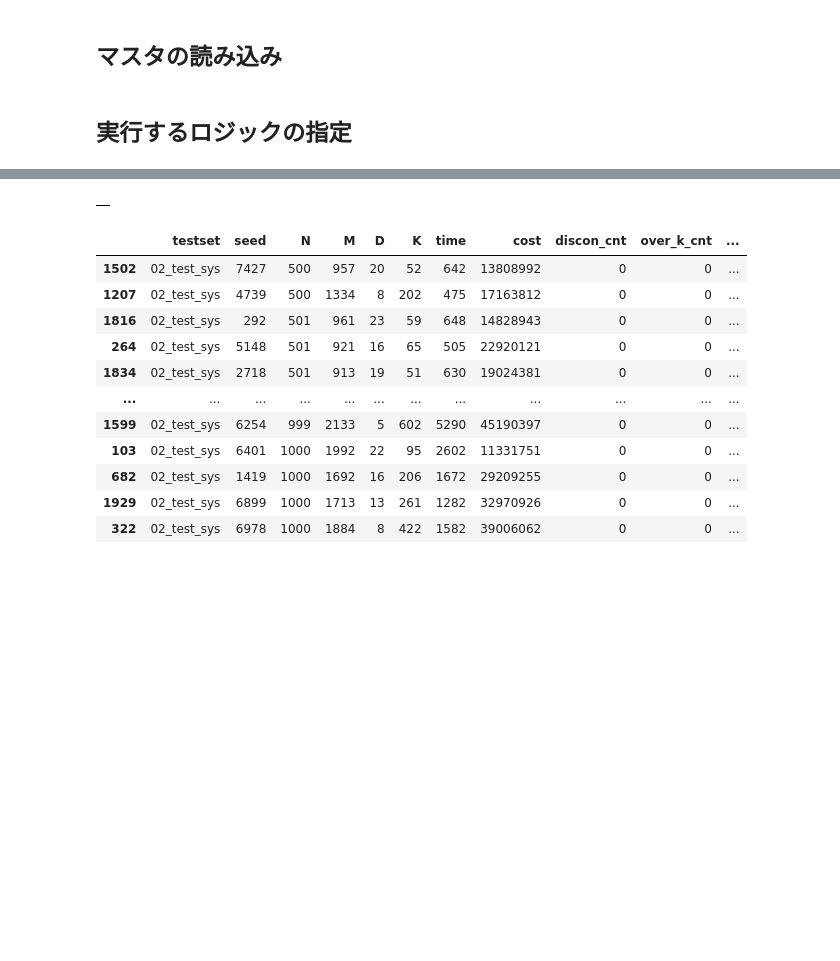
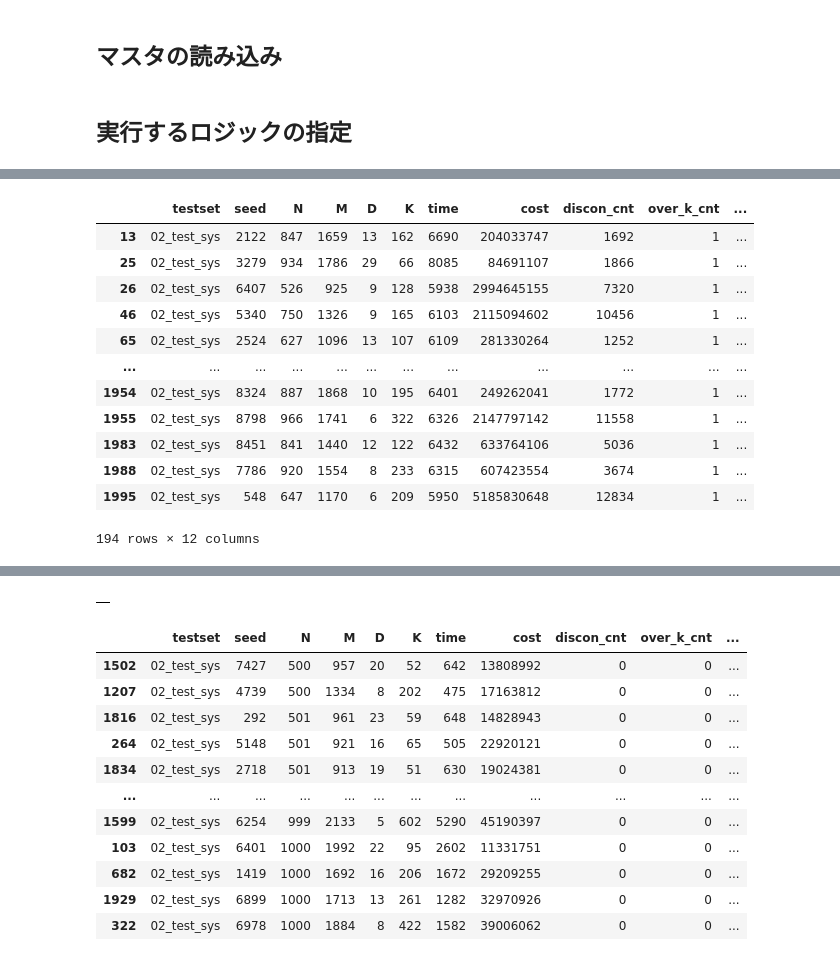
Before and after one commit to starpentagon/ahc017, a Jupyter notebook: work/90_notebook/01_test.ipynb, the cells around one changed output, grey strips where cells are left out. Cells and saved outputs as stored; diff of their text form; code cells hidden in the pictures; blank space fills up the shorter version.

```diff
--- a/work/90_notebook/01_test.ipynb
+++ b/work/90_notebook/01_test.ipynb
@@ -25,7 +25,7 @@ stress_seed_df = pd.read_csv(os.path.join(TESTSET_DIR, '03_test_stress.csv'), us
 ## 実行するロジックの指定
 # %%
 # 実行プログラムにタグをつけておく
-PROG_TAG = 'face_group_min_max_bet_1k'
+PROG_TAG = 'min_tree_6s'
 # %%
 def solve(seed, N, M, D, K, problem, prog_path):
     start_time = time.perf_counter()
@@ -78,16 +78,18 @@ def run_test(testset_name):
 
         try:
             # コスト
-            cost = int(res.stderr.decode('utf-8').split()[-4].replace('Cost=', ''))
+            cost = int(res.stderr.decode('utf-8').split()[-5].replace('Cost=', ''))
 
             # 非連結なノードペア数
-            discon_cnt = int(res.stderr.decode('utf-8').split()[-3].replace('DisconCnt=', ''))
+            discon_cnt = int(res.stderr.decode('utf-8').split()[-4].replace('DisconCnt=', ''))
 
             # 工事辺数のオーバー
-            over_k_cnt = int(res.stderr.decode('utf-8').split()[-2].replace('OverK=', ''))
+            over_k_cnt = int(res.stderr.decode('utf-8').split()[-3].replace('OverK=', ''))
 
             # 迂回路中の辺の数
-            in_bypass_cnt = int(res.stderr.decode('utf-8').split()[-1].replace('InBypass=', ''))
+            in_bypass_cnt = int(res.stderr.decode('utf-8').split()[-2].replace('InBypass=', ''))
+
+            iter_cnt = int(res.stderr.decode('utf-8').split()[-1].replace('Iter=', ''))
 
         except Exception as e:
             print('Error: seed={}'.format(seed))
@@ -98,6 +100,7 @@ def run_test(testset_name):
         solve_result.append(discon_cnt)
         solve_result.append(over_k_cnt)
         solve_result.append(in_bypass_cnt)
+        solve_result.append(iter_cnt)
 
         result_df = pd.concat([result_df, pd.DataFrame(solve_result).T], axis=0)
 
@@ -105,7 +108,7 @@ def run_test(testset_name):
 
     # 結果を整形
     result_df.index = range(result_df.shape[0])
-    result_df.columns = ['testset', 'seed', 'N', 'M', 'D', 'K', 'time', 'cost', 'discon_cnt', 'over_k_cnt', 'in_bypass_cnt']
+    result_df.columns = ['testset', 'seed', 'N', 'M', 'D', 'K', 'time', 'cost', 'discon_cnt', 'over_k_cnt', 'in_bypass_cnt', 'iter_cnt']
 
     return result_df
 # %%
@@ -139,6 +142,8 @@ def get_summary_df(result_df):
             'in_bypass_cnt_mean': [np.mean(test_result_df['in_bypass_cnt'])],
             'in_bypass_cnt_max': [max(test_result_df['in_bypass_cnt'])],
 
+            'iter_cnt_mean': [np.mean(test_result_df['iter_cnt'])],
+
             'time_max': [max(test_result_df['time'])],
         })
 
@@ -150,11 +155,12 @@ def get_summary_df(result_df):
                                      'discon_cnt_mean', 'discon_cnt_max',
                                      'over_k_cnt_max',
                                      'in_bypass_cnt_mean', 'in_bypass_cnt_max',
+                                     'iter_cnt_mean',
                                      'time_max']]
 
     return summary_all_df
 # %%
-PROG_NAME_LIST = ['main_adj_k']
+PROG_NAME_LIST = ['main_test']
 #PROG_NAME_LIST = ['main', 'main_off']
 
 #testset_name = '00_test_mini'
@@ -190,3 +237,19 @@ summary_df
+# %%
+result_df.query('discon_cnt > 0')
+# %% [output]
+|  | testset | seed | N | M | D | K | time | cost | discon_cnt | over_k_cnt | ... |
+| 13 | 02_test_sys | 2122 | 847 | 1659 | 13 | 162 | 6690 | 204033747 | 1692 | 1 | ... |
+| 25 | 02_test_sys | 3279 | 934 | 1786 | 29 | 66 | 8085 | 84691107 | 1866 | 1 | ... |
+| 26 | 02_test_sys | 6407 | 526 | 925 | 9 | 128 | 5938 | 2994645155 | 7320 | 1 | ... |
+| 46 | 02_test_sys | 5340 | 750 | 1326 | 9 | 165 | 6103 | 2115094602 | 10456 | 1 | ... |
+| 65 | 02_test_sys | 2524 | 627 | 1096 | 13 | 107 | 6109 | 281330264 | 1252 | 1 | ... |
+| ... | ... | ... | ... | ... | ... | ... | ... | ... | ... | ... | ... |
+| 1954 | 02_test_sys | 8324 | 887 | 1868 | 10 | 195 | 6401 | 249262041 | 1772 | 1 | ... |
+| 1955 | 02_test_sys | 8798 | 966 | 1741 | 6 | 322 | 6326 | 2147797142 | 11558 | 1 | ... |
+| 1983 | 02_test_sys | 8451 | 841 | 1440 | 12 | 122 | 6432 | 633764106 | 5036 | 1 | ... |
+| 1988 | 02_test_sys | 7786 | 920 | 1554 | 8 | 233 | 6315 | 607423554 | 3674 | 1 | ... |
+| 1995 | 02_test_sys | 548 | 647 | 1170 | 6 | 209 | 5950 | 5185830648 | 12834 | 1 | ... |
+194 rows × 12 columns
 # %%
 # sys test
 summary_df = pd.DataFrame()
```
Also changed, not shown: parts of 11 cells of this notebook, 16 other files.
